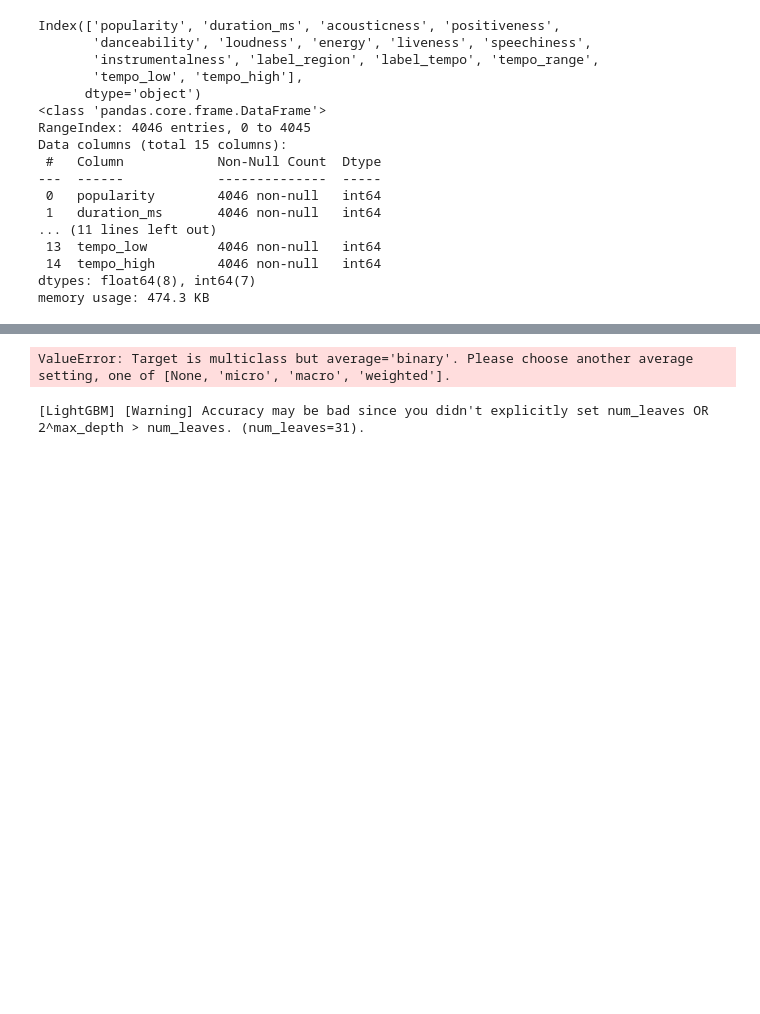
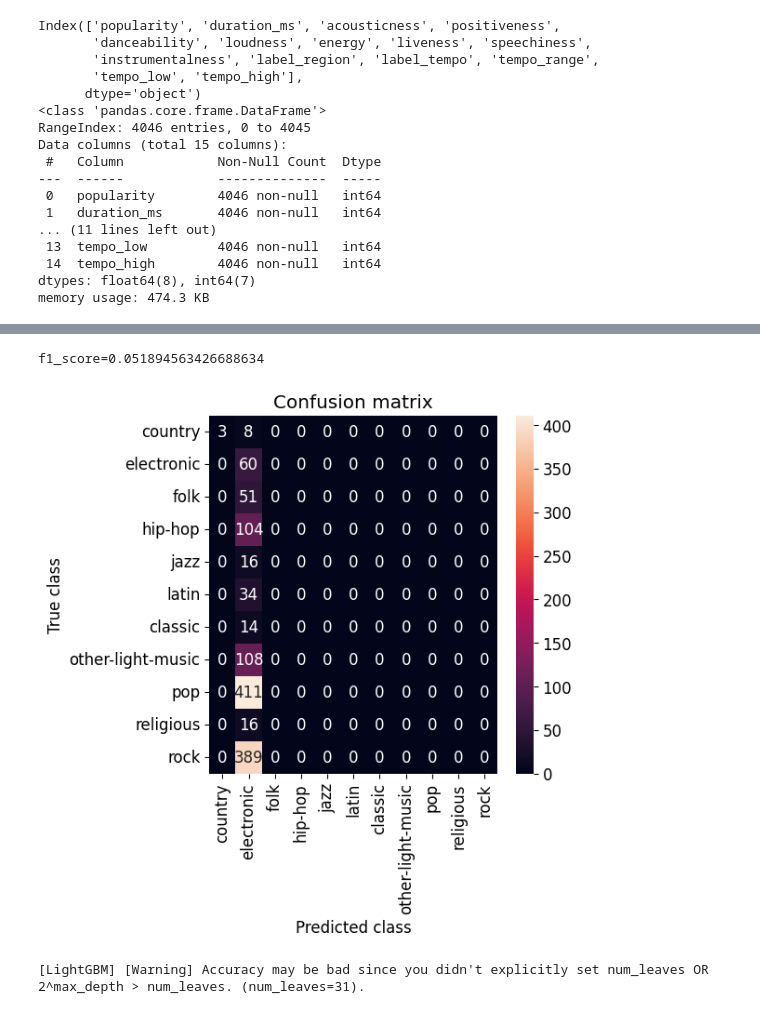
Before and after one commit to ihpolyphe/Kaggle, a Jupyter notebook: 06_classification_music/pretreatment_baseline.ipynb, the cells around one changed output, grey strips where cells are left out. Cells and saved outputs as stored; diff of their text form; code cells hidden in the pictures; blank space fills up the shorter version.

```diff
--- a/06_classification_music/pretreatment_baseline.ipynb
+++ b/06_classification_music/pretreatment_baseline.ipynb
@@ -501,39 +518,36 @@ from sklearn import metrics
 Dicision_threshould = 0.5
 
 path = "result/"
 now = datetime.datetime.now()
 filename = path + now.strftime('%Y%m%d_%H%M%S') + "_"+ "RandomForest"+ "_" + str(Dicision_threshould)+ '.png'
 
 
 if not os.path.isdir(path):
    os.mkdir(path)
 
 
 # スコア(RMSE)算出
 y_pred_int = np.where(y_pred_train_rf > Dicision_threshould, 1, 0)
 f1_score = metrics.f1_score(y_true=y_valid, y_pred=y_pred_int, average="micro")
-recall_score = metrics.recall_score(y_true=y_valid, y_pred=y_pred_int)
-accuracy_score = metrics.accuracy_score(y_true=y_valid, y_pred=y_pred_int)
 
 print(f'f1_score={f1_score}')
-print(f'recall_score={recall_score}')
-print(f'accuracy_score={accuracy_score}')
 plt.rcParams["font.size"] = 12
 
 import seaborn as sns
 from sklearn.metrics import (confusion_matrix, precision_recall_curve, auc,
    roc_curve, recall_score, classification_report, f1_score,
    precision_recall_fscore_support)
 conf_matrix = confusion_matrix(y_valid, y_pred_int)
 plt.figure(figsize=(5, 5))
-sns.heatmap(conf_matrix, xticklabels=["Normal","Abnormal"], yticklabels=["Normal","Abnormal"], annot=True, fmt="d");
+sns.heatmap(conf_matrix, xticklabels=genre_data["genre"], yticklabels=genre_data["genre"], annot=True, fmt="d");
 plt.title("Confusion matrix")
 plt.ylabel('True class')
 plt.xlabel('Predicted class')
 plt.savefig(filename)
 plt.show()
 # %% [output]
-ValueError: Target is multiclass but average='binary'. Please choose another average setting, one of [None, 'micro', 'macro', 'weighted'].
+f1_score=0.051894563426688634
+[figure, added]
 # %%
 # lghtGBMのグリッドサーチ
 ## それぞれのハイパラをサーチすることでひとまずパラメータの当たり付けを行う。
```
Also changed, not shown: parts of 5 cells of this notebook.
